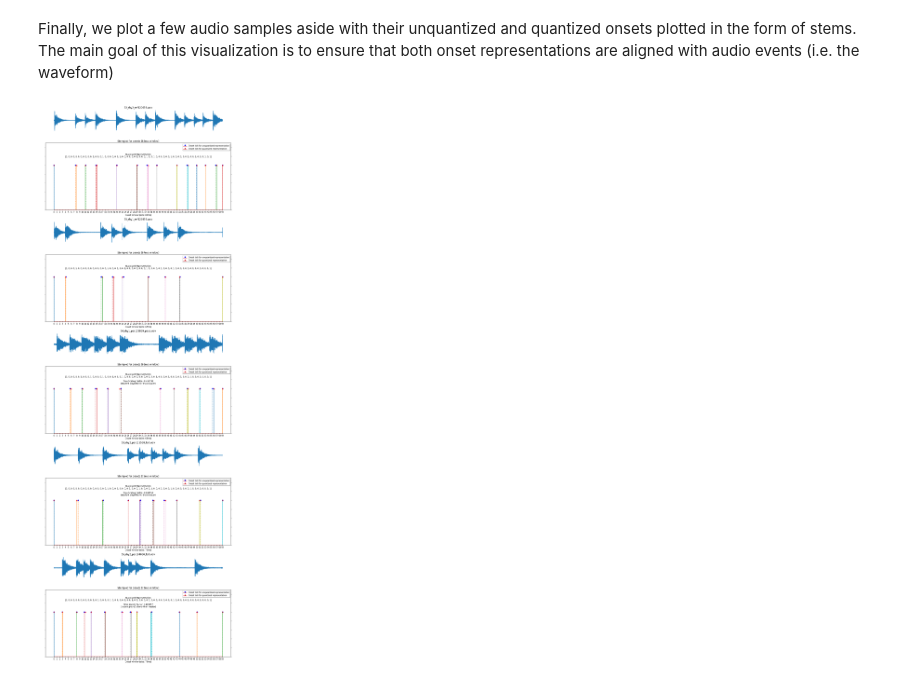
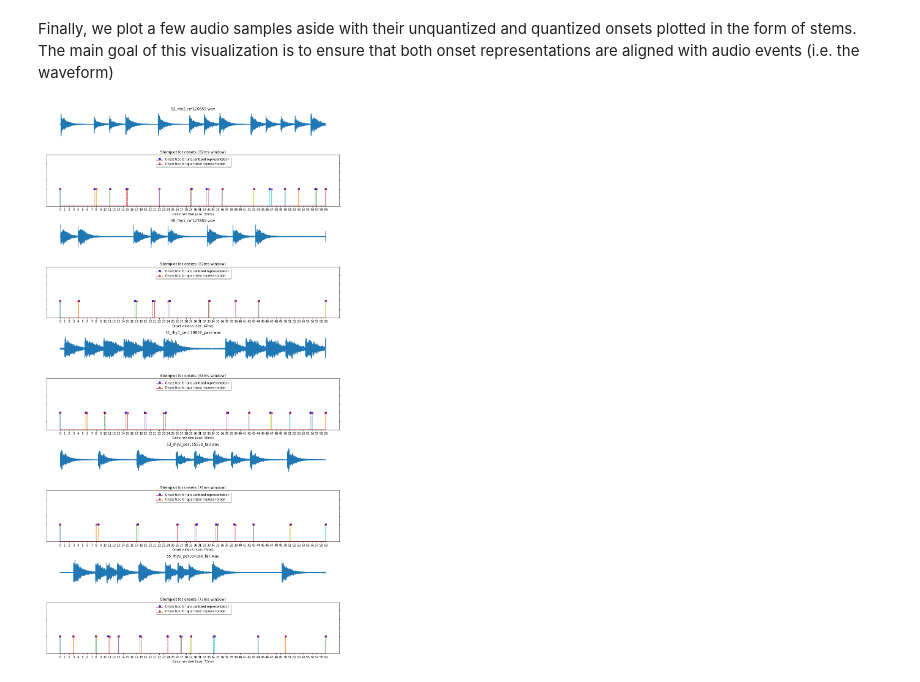
Before and after one commit to MTG/mast-rhythm-analysis, a Jupyter notebook: notebooks/PreProcessDataFromMASTDataset.ipynb, the cells around one changed output. Cells and saved outputs as stored; diff of their text form; code cells hidden in the pictures.

```diff
--- a/notebooks/PreProcessDataFromMASTDataset.ipynb
+++ b/notebooks/PreProcessDataFromMASTDataset.ipynb
@@ -233,7 +233,7 @@ def get_info(file, performance_type, info_file_format):
 
 
 
-f, axarr = plt.subplots(len(audio_samples) * 2,1,figsize=(14, len(audio_samples)*8), gridspec_kw = {'height_ratios':len(audio_samples) *[1,3]})
+f, axarr = plt.subplots(len(audio_samples) * 2,1,figsize=(14, len(audio_samples)*5.1), gridspec_kw = {'height_ratios':len(audio_samples) * [1,2] })
 idx = 0
 
 for audio in audio_samples:
@@ -278,42 +278,34 @@ for audio in audio_samples:
             quantized_stems.append(i)
 
     # Calculating unquantized stems/windows/boundaries
     # e.g an onset in moment 0.95s means  beat with boundaries [0,9s - 1s] which
     # translates to window/stem 10
     unquantized_stems = [min((unquantized_onset / window_size_for_audio), ONSET_N_OF_BINS - 1) for unquantized_onset in unquantized_onsets]
 
     axarr[idx].set_title('Stemplot for onsets (%ims window)' % int(window_size_for_audio*1000))
     axarr[idx].set_xlabel("Onset window (size: %ims)" % int(window_size_for_audio*1000))
     axarr[idx].set_xticks(range(max(max(quantized_stems), round(max(unquantized_stems))) + 1))
-    axarr[idx].set_ylim(0, 1.5)
+    axarr[idx].set_ylim(0, 3)
     axarr[idx].set_yticklabels([])
-
-    unquantized_info = 'Quantized Representation\n%s' % str([int(x) for x in quantized_onsets])
-    if 'per' in file_name:
-        unquantized_info += '\n\nTime Scaling Factor: %f' % float(scaling_info[3])
-        performance_speed = 'slower' if float(scaling_info[3]) > 0 else 'faster'
-        unquantized_info += '\n(student played %s than master)' % performance_speed
-
-    axarr[idx].text(max(max(quantized_stems), max(unquantized_stems))/2, 1.22, unquantized_info, horizontalalignment='center', verticalalignment='center')
 
     # Plotting unquantized stems
     plot_one = axarr[idx].stem(unquantized_stems,
                                len(unquantized_stems) * [1], linefmt='--', markerfmt='bo',label='Onset tick for unquantized representation')
 
     overlapped = axarr[idx].twinx()
     overlapped.set_xticks(range(max(max(quantized_stems), round(max(unquantized_stems))) + 1))
-    overlapped.set_ylim(0, 1.5)
     overlapped.set_yticklabels([])
+    overlapped.set_ylim(0, 3)
 
     plot_two = overlapped.stem(quantized_stems,
                                len(quantized_stems) * [1], linefmt='-',markerfmt='r^',label='Onset tick for quantized representation')
     # added these three lines
     plots = [plot_one, plot_two]
     labs = [plot.get_label() for plot in plots]
-    axarr[idx].legend(plots, labs, loc=0, shadow=True)
+    axarr[idx].legend(plots, labs, loc=9, shadow=True)
 
     idx+=1
 
 f.tight_layout()
 # %% [output]
-[figure, old version]
+[figure, new version]
```
Also changed, not shown: 2 other files.
